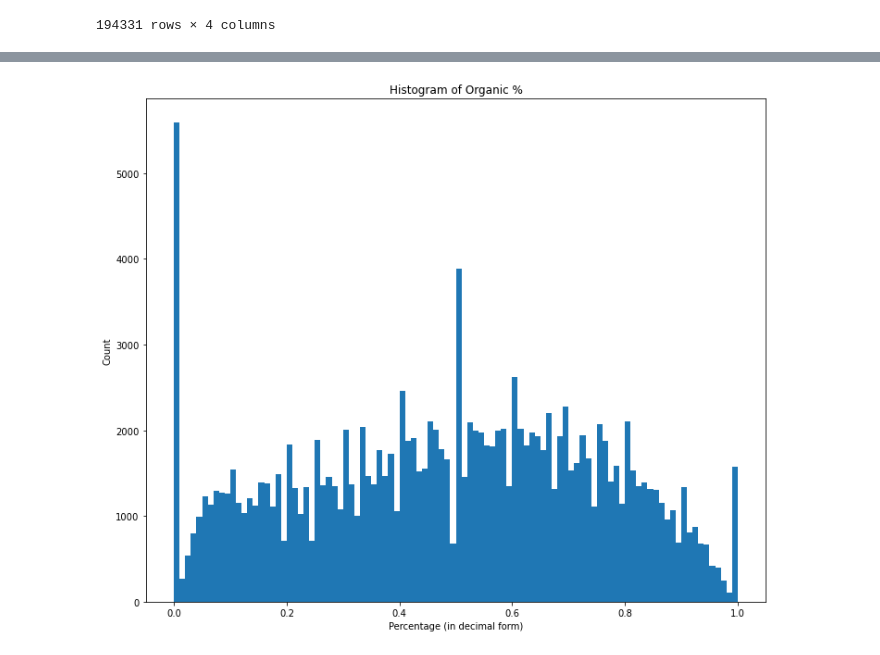
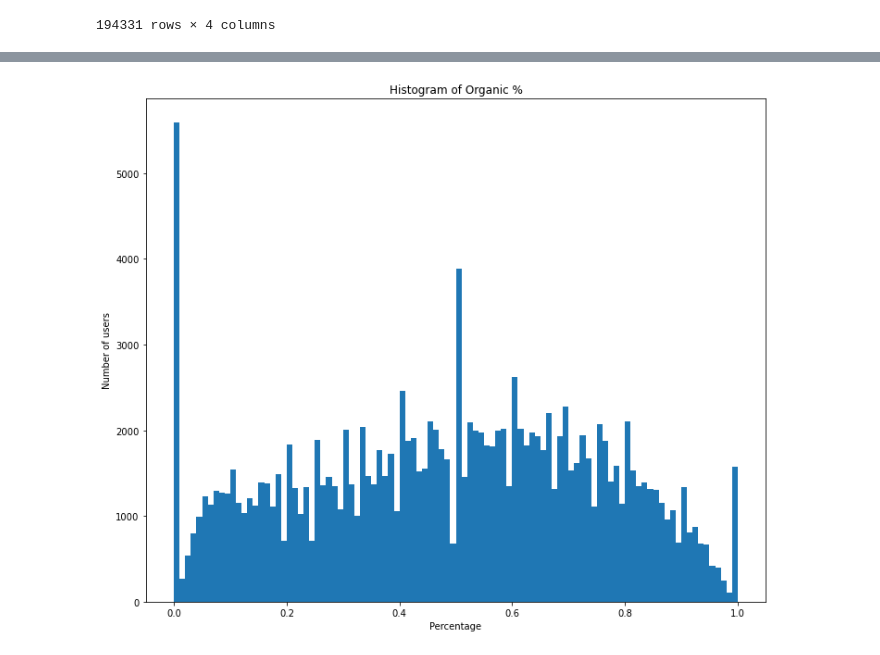
Before and after one commit to stemlock/Instacart_Market_Basket_Data_Analysis, a Jupyter notebook: segmentation_roughwork.ipynb, the cells around one changed output, grey strips where cells are left out. Drawn from its saved outputs; the diff is of its cells as text; code cells hidden in the pictures.

```diff
--- a/segmentation_roughwork.ipynb
+++ b/segmentation_roughwork.ipynb
@@ -173,10 +173,10 @@ user_df
 # Create a new 'segment' column and initialize it with None
 user_df['segment'] = np.NaN
 
-# Set up the customer segments per the percentage ranges below and assign the values to the 'segment' column
+# Set up the user segments per the percentage ranges below and assign the values to the 'segment' column
 user_df.loc[user_df['organic_%'] < NEVER_ORGANIC_MAX, 'segment'] = 'Never Organic'
 user_df.loc[(user_df['organic_%'] >= NEVER_ORGANIC_MAX) & (user_df['organic_%'] < MID), 'segment'] = 'Organic Taster'
-user_df.loc[(user_df['organic_%'] >= MID) & (user_df['organic_%'] < SUPER_ORGANIC_MIN), 'segment'] = 'Light Organic'
+user_df.loc[(user_df['organic_%'] >= MID) & (user_df['organic_%'] < SUPER_ORGANIC_MIN), 'segment'] = 'Moderate Organic'
 user_df.loc[user_df['organic_%'] >= SUPER_ORGANIC_MIN, 'segment'] = 'Super Organic'
 # %%
 user_df
@@ -235,13 +233,13 @@ pass
 # %%
 # Plot the histogram of percentage organic from 0-1
 plt.figure(figsize=(12,10))
 
 plt.hist(df_filtered['organic_%'], bins = 100)
 
 plt.title('Histogram of Organic %')
-plt.xlabel('Percentage (in decimal form)')
-plt.ylabel('Count')
+plt.xlabel('Percentage')
+plt.ylabel('Number of users')
 
 pass
 # %% [output]
-[figure, old version]
+[figure, new version]
```
Also changed, not shown: parts of 4 cells of this notebook.
